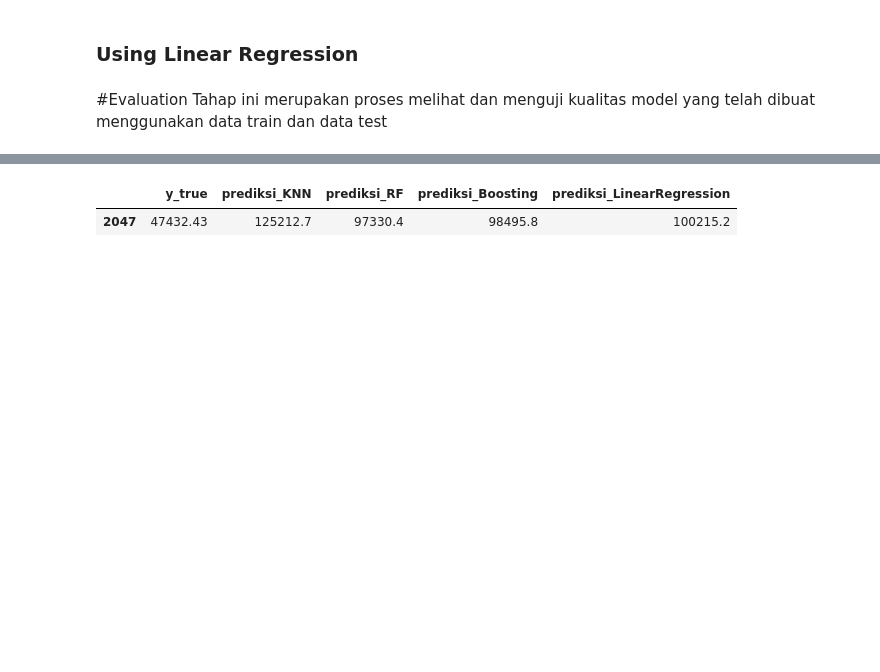
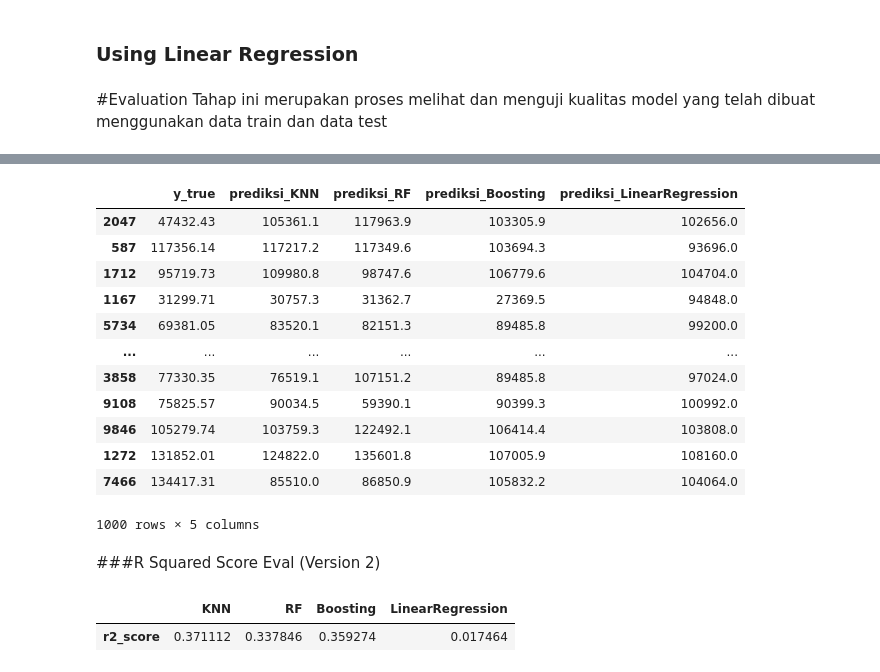
Before and after one commit to ozaenzenzen/fam_python_predictive_analytics_test, a Jupyter notebook: test_fam_predictive_analytics_dcd.ipynb, the cells around one changed output, grey strips where cells are left out. Cells and saved outputs as stored; diff of their text form; code cells hidden in the pictures; blank space fills up the shorter version.

Commit message:
Version 1

```diff
--- a/test_fam_predictive_analytics_dcd.ipynb
+++ b/test_fam_predictive_analytics_dcd.ipynb
@@ -499,7 +555,9 @@ Tahap untuk melakukan perubahan skala nilai pada kolom `balance` sesuai skala ya
 # %%
 from sklearn.preprocessing import StandardScaler
 
-numerical_features = ['balance']
+# numerical_features = ['balance']
+# numerical_features = ['reduction_column_2']
+numerical_features = ['reduction_column']
 scaler = StandardScaler()
 scaler.fit(X_train[numerical_features])
 X_train[numerical_features] = scaler.transform(X_train.loc[:, numerical_features])
@@ -529,7 +587,10 @@ models = pd.DataFrame(index=['train_mse', 'test_mse'],
 from sklearn.neighbors import KNeighborsRegressor
 from sklearn.metrics import mean_squared_error
 
-knn = KNeighborsRegressor(n_neighbors=10)
+# knn = KNeighborsRegressor(n_neighbors=10)
+# knn = KNeighborsRegressor(n_neighbors=17)
+# knn = KNeighborsRegressor(n_neighbors=25)
+knn = KNeighborsRegressor(n_neighbors=50)
 knn.fit(X_train, y_train)
 
 y_pred_knn = knn.predict(X_train)
@@ -554,7 +616,9 @@ models.loc['train_mse','RandomForest'] = mean_squared_error(y_pred=y_pred_rf, y_
 # %%
 from sklearn.ensemble import AdaBoostRegressor
 
-boosting = AdaBoostRegressor(learning_rate=0.05, random_state=55)
+# boosting = AdaBoostRegressor(learning_rate=0.05, random_state=55)
+# boosting = AdaBoostRegressor(learning_rate=0.3, random_state=55)
+boosting = AdaBoostRegressor(learning_rate=0.005, random_state=55)
 boosting.fit(X_train, y_train)
 
 y_pred_b = boosting.predict(X_train)
@@ -565,7 +629,7 @@ models.loc['train_mse','Boosting'] = mean_squared_error(y_pred=y_pred_b, y_true=
 # %%
 from sklearn.linear_model import LinearRegression
 
-modelLinearR = LinearRegression(fit_intercept=True)
+modelLinearR = LinearRegression(fit_intercept=True, n_jobs=10)
 modelLinearR.fit(X_train, y_train)
 
 y_pred_lr = modelLinearR.predict(X_train)
@@ -622,11 +713,24 @@ ax.grid(zorder=0)
 # %%
-prediksi = X_test.iloc[:1].copy()
-pred_dict = {'y_true':y_test[:1]}
+prediksi = X_test.iloc[:1000].copy()
+pred_dict = {'y_true':y_test[:1000]}
 for name, model in model_dict.items():
     pred_dict['prediksi_'+name] = model.predict(prediksi).round(1)
-    # pred_dict['prediksi_'+name] = model.predict(prediksi)
 
-pd.DataFrame(pred_dict)
+pred_use_data_test = pd.DataFrame(pred_dict)
+pred_use_data_test
 # %% [output]
 |  | y_true | prediksi_KNN | prediksi_RF | prediksi_Boosting | prediksi_LinearRegression |
-| 2047 | 47432.43 | 125212.7 | 97330.4 | 98495.8 | 100215.2 |
+| 2047 | 47432.43 | 105361.1 | 117963.9 | 103305.9 | 102656.0 |
+| 587 | 117356.14 | 117217.2 | 117349.6 | 103694.3 | 93696.0 |
+| 1712 | 95719.73 | 109980.8 | 98747.6 | 106779.6 | 104704.0 |
+| 1167 | 31299.71 | 30757.3 | 31362.7 | 27369.5 | 94848.0 |
+| 5734 | 69381.05 | 83520.1 | 82151.3 | 89485.8 | 99200.0 |
+| ... | ... | ... | ... | ... | ... |
+| 3858 | 77330.35 | 76519.1 | 107151.2 | 89485.8 | 97024.0 |
+| 9108 | 75825.57 | 90034.5 | 59390.1 | 90399.3 | 100992.0 |
+| 9846 | 105279.74 | 103759.3 | 122492.1 | 106414.4 | 103808.0 |
+| 1272 | 131852.01 | 124822.0 | 135601.8 | 107005.9 | 108160.0 |
+| 7466 | 134417.31 | 85510.0 | 86850.9 | 105832.2 | 104064.0 |
+1000 rows × 5 columns
+# %% [markdown]
+###R Squared Score Eval (Version 2)
@@ -632,0 +741,10 @@ pd.DataFrame(pred_dict)
+# %%
+pred_dict_r2 = pd.DataFrame(index=['r2_score'])
+for name, model in model_dict.items():
+    # pred_dict_r2.loc['r2_score', name] = r2_score(prediksi_r2['prediksi_'+name], prediksi_r2['y_true'])
+    pred_dict_r2.loc['r2_score', name] = r2_score(prediksi_r2['y_true'], prediksi_r2['prediksi_'+name])
+
+pred_dict_r2
+# %% [output]
+|  | KNN | RF | Boosting | LinearRegression |
+| r2_score | 0.371112 | 0.337846 | 0.359274 | 0.017464 |
```
Also changed, not shown: parts of 51 cells of this notebook.
